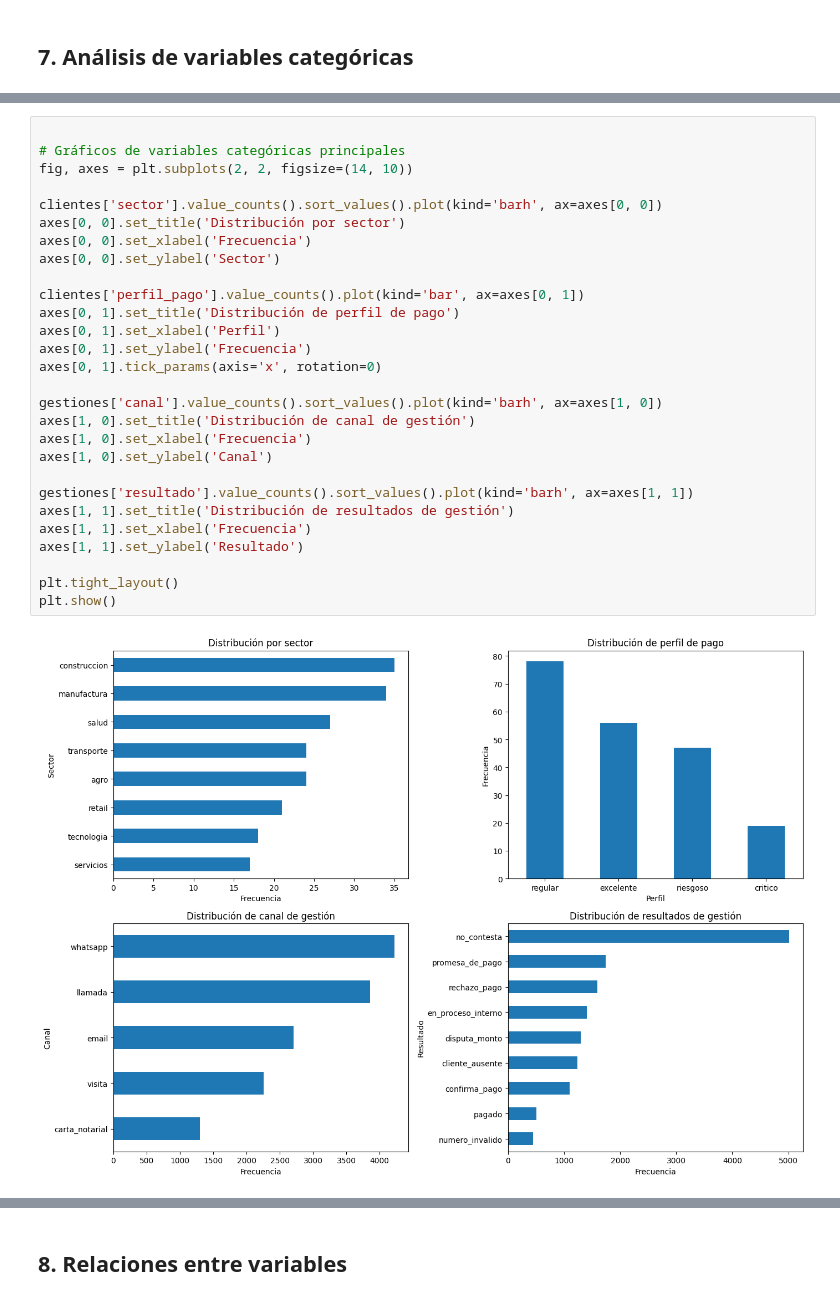
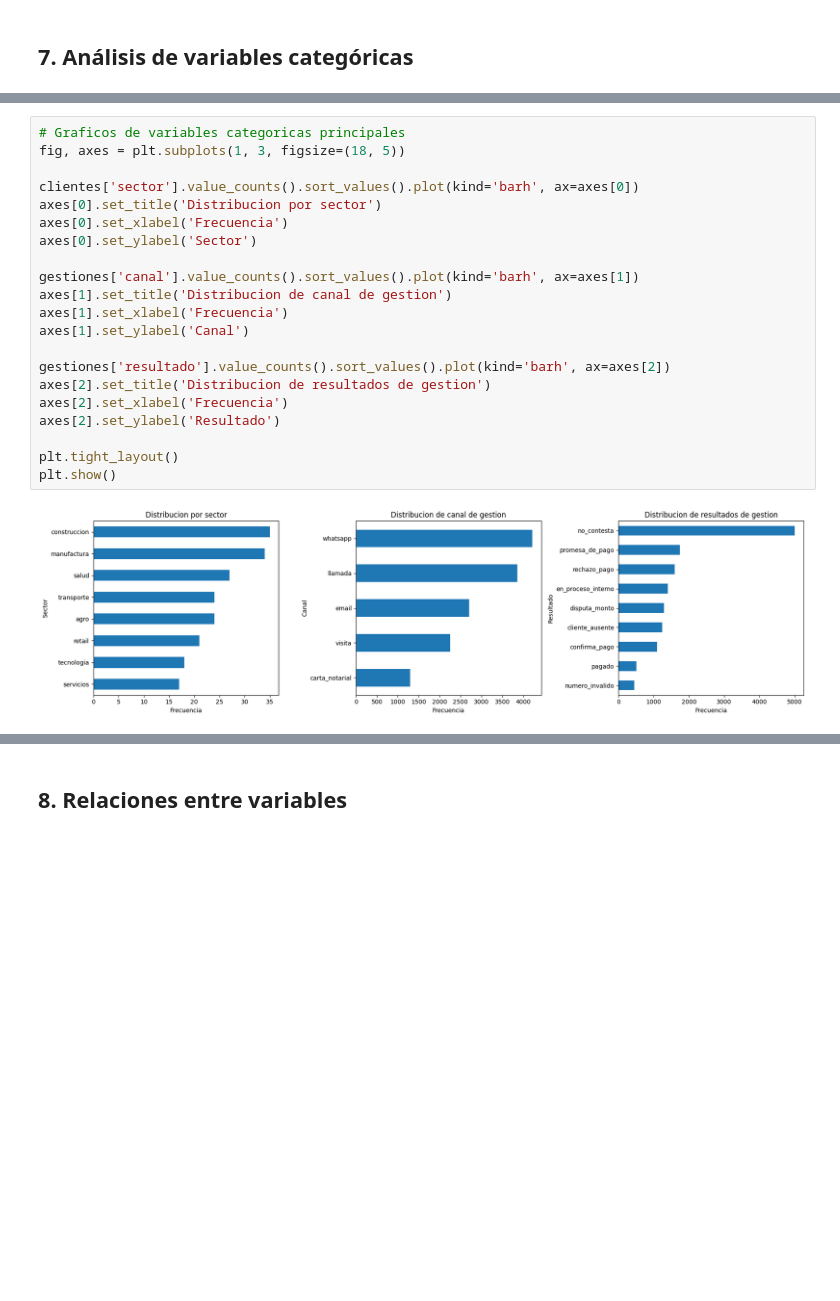
Before and after one commit to kevinUbe23/GRUPO_3, a Jupyter notebook: 02_eda/notebook_eda_cobranzas.ipynb, the cells around one changed output, grey strips where cells are left out. Drawn from its saved outputs; the diff is of its cells as text; blank space fills up the shorter version.

```diff
--- a/02_eda/notebook_eda_cobranzas.ipynb
+++ b/02_eda/notebook_eda_cobranzas.ipynb
@@ -853,32 +858,25 @@ for titulo, serie in [
 # %%
+# Graficos de variables categoricas principales
+fig, axes = plt.subplots(1, 3, figsize=(18, 5))
 
-# Gráficos de variables categóricas principales
-fig, axes = plt.subplots(2, 2, figsize=(14, 10))
+clientes['sector'].value_counts().sort_values().plot(kind='barh', ax=axes[0])
+axes[0].set_title('Distribucion por sector')
+axes[0].set_xlabel('Frecuencia')
+axes[0].set_ylabel('Sector')
 
-clientes['sector'].value_counts().sort_values().plot(kind='barh', ax=axes[0, 0])
-axes[0, 0].set_title('Distribución por sector')
-axes[0, 0].set_xlabel('Frecuencia')
-axes[0, 0].set_ylabel('Sector')
+gestiones['canal'].value_counts().sort_values().plot(kind='barh', ax=axes[1])
+axes[1].set_title('Distribucion de canal de gestion')
+axes[1].set_xlabel('Frecuencia')
+axes[1].set_ylabel('Canal')
 
-clientes['perfil_pago'].value_counts().plot(kind='bar', ax=axes[0, 1])
-axes[0, 1].set_title('Distribución de perfil de pago')
-axes[0, 1].set_xlabel('Perfil')
-axes[0, 1].set_ylabel('Frecuencia')
-axes[0, 1].tick_params(axis='x', rotation=0)
-
-gestiones['canal'].value_counts().sort_values().plot(kind='barh', ax=axes[1, 0])
-axes[1, 0].set_title('Distribución de canal de gestión')
-axes[1, 0].set_xlabel('Frecuencia')
-axes[1, 0].set_ylabel('Canal')
-
-gestiones['resultado'].value_counts().sort_values().plot(kind='barh', ax=axes[1, 1])
-axes[1, 1].set_title('Distribución de resultados de gestión')
-axes[1, 1].set_xlabel('Frecuencia')
-axes[1, 1].set_ylabel('Resultado')
+gestiones['resultado'].value_counts().sort_values().plot(kind='barh', ax=axes[2])
+axes[2].set_title('Distribucion de resultados de gestion')
+axes[2].set_xlabel('Frecuencia')
+axes[2].set_ylabel('Resultado')
 
 plt.tight_layout()
 plt.show()
 # %% [output]
-[figure, old version]
+[figure, new version]
 # %% [markdown]
 
```
Also changed, not shown: parts of 11 cells of this notebook, 47 other files.
